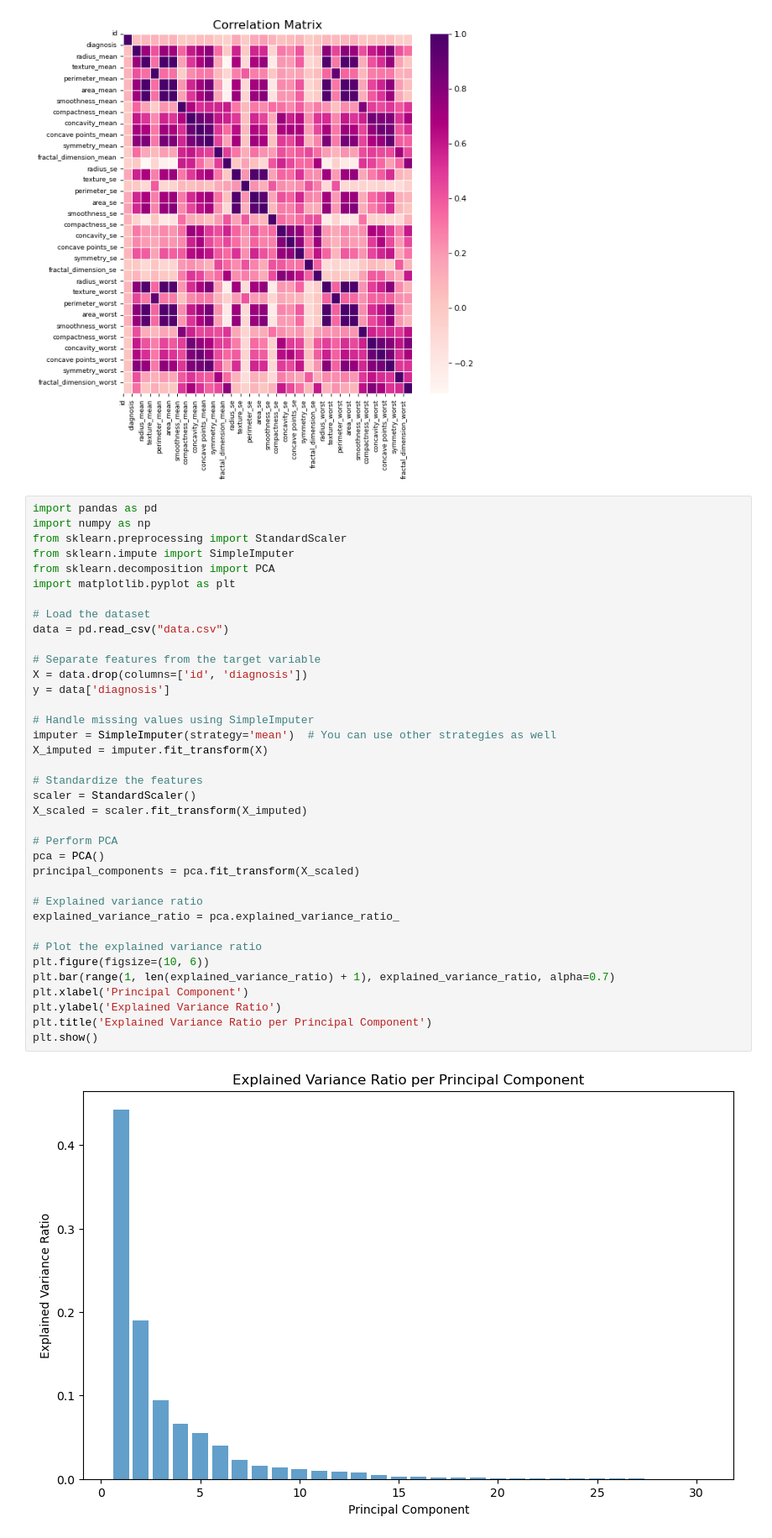
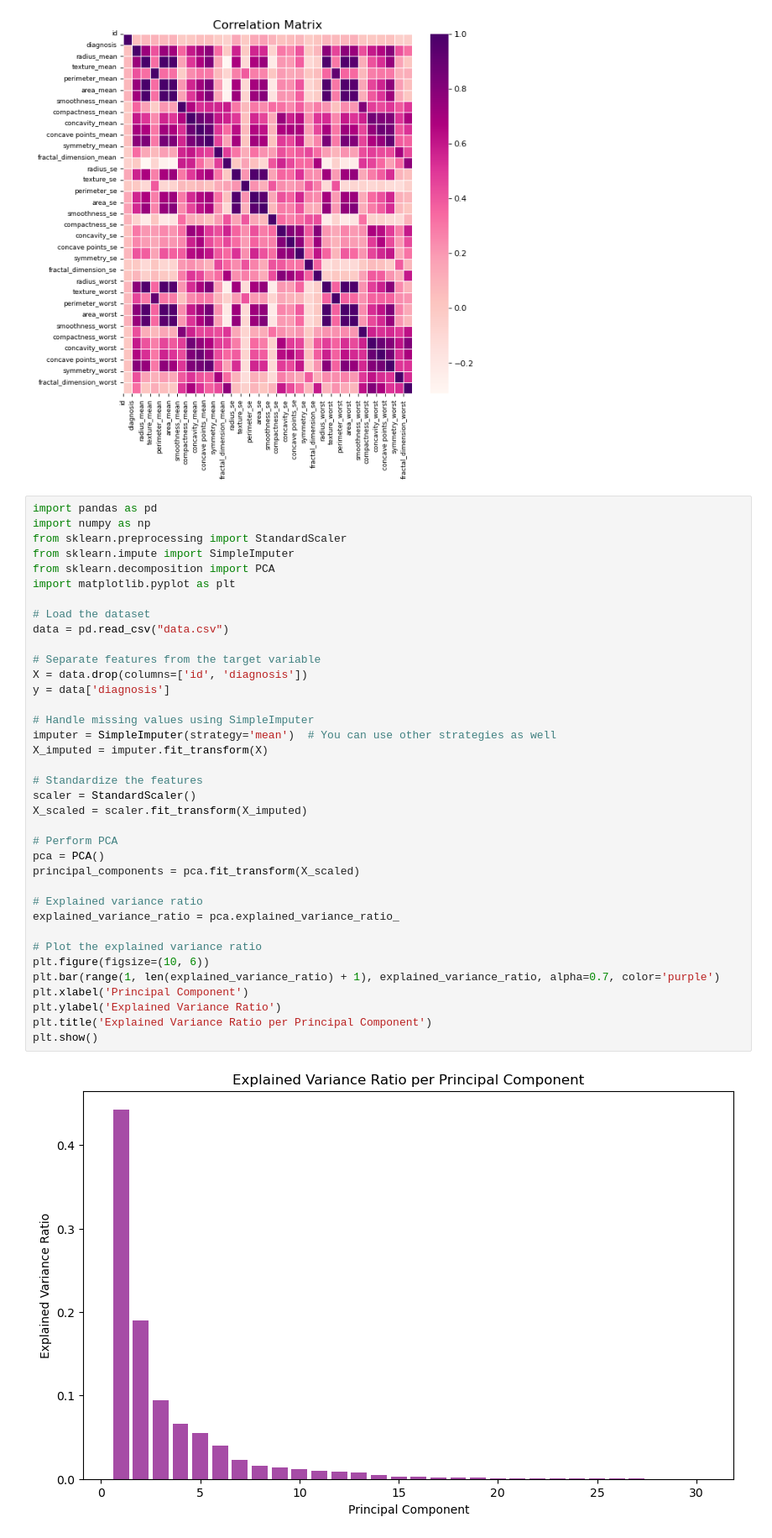
Before and after one commit to flexxterio/42_Bayer_Challange_DataScience, a Jupyter notebook: data_analysis.ipynb, the cells around one changed output. Shown at 84% size. Saved outputs shown, nothing was run; the diff lists cells and outputs as text.

```diff
--- a/data_analysis.ipynb
+++ b/data_analysis.ipynb
@@ -471,35 +471,35 @@ import matplotlib.pyplot as plt
 
 # Load the dataset
 data = pd.read_csv("data.csv")
 
 # Separate features from the target variable
 X = data.drop(columns=['id', 'diagnosis'])
 y = data['diagnosis']
 
 # Handle missing values using SimpleImputer
 imputer = SimpleImputer(strategy='mean')  # You can use other strategies as well
 X_imputed = imputer.fit_transform(X)
 
 # Standardize the features
 scaler = StandardScaler()
 X_scaled = scaler.fit_transform(X_imputed)
 
 # Perform PCA
 pca = PCA()
 principal_components = pca.fit_transform(X_scaled)
 
 # Explained variance ratio
 explained_variance_ratio = pca.explained_variance_ratio_
 
 # Plot the explained variance ratio
 plt.figure(figsize=(10, 6))
-plt.bar(range(1, len(explained_variance_ratio) + 1), explained_variance_ratio, alpha=0.7)
+plt.bar(range(1, len(explained_variance_ratio) + 1), explained_variance_ratio, alpha=0.7, color='purple')
 plt.xlabel('Principal Component')
 plt.ylabel('Explained Variance Ratio')
 plt.title('Explained Variance Ratio per Principal Component')
 plt.show()
 # %% [output]
-[figure, old version]
+[figure, new version]
 # %%
 import pandas as pd
 from sklearn.model_selection import train_test_split
```
